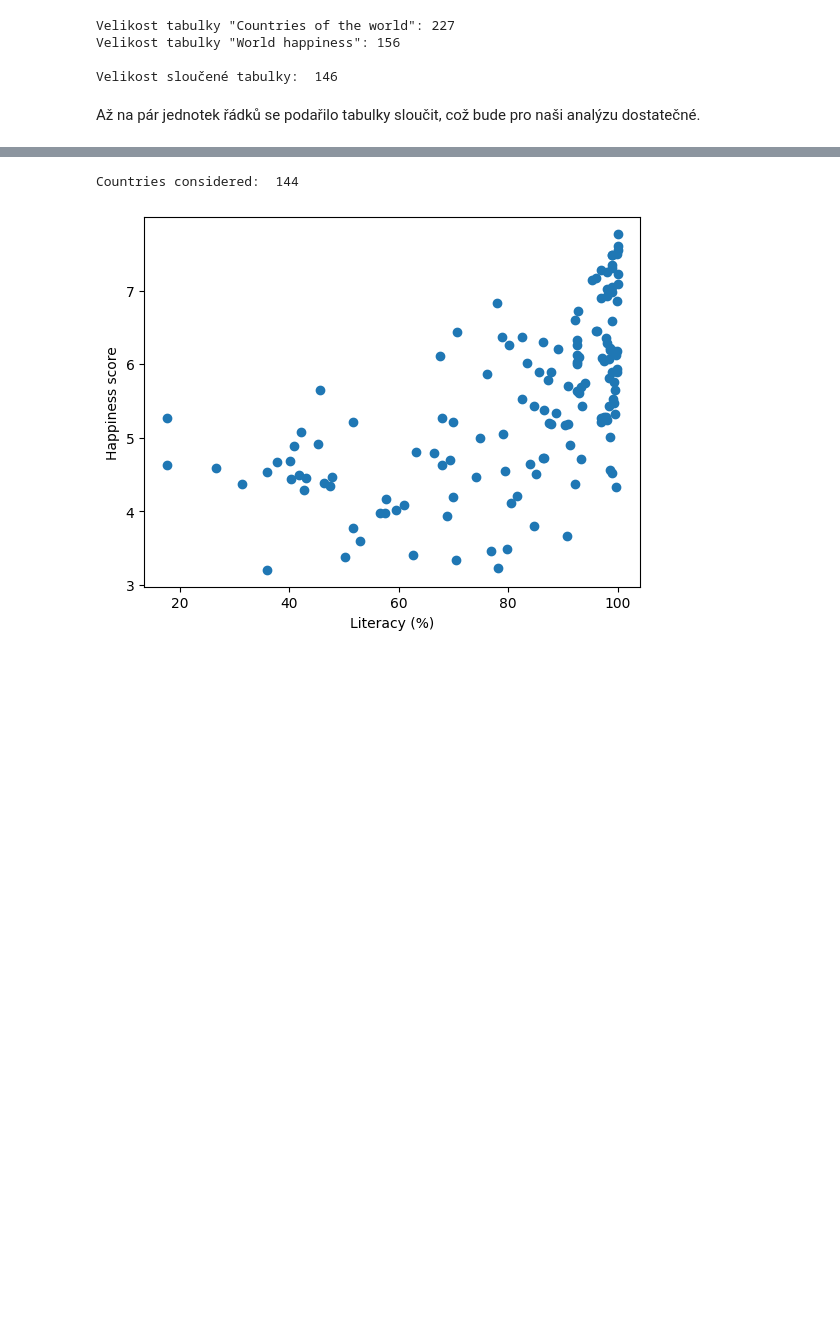
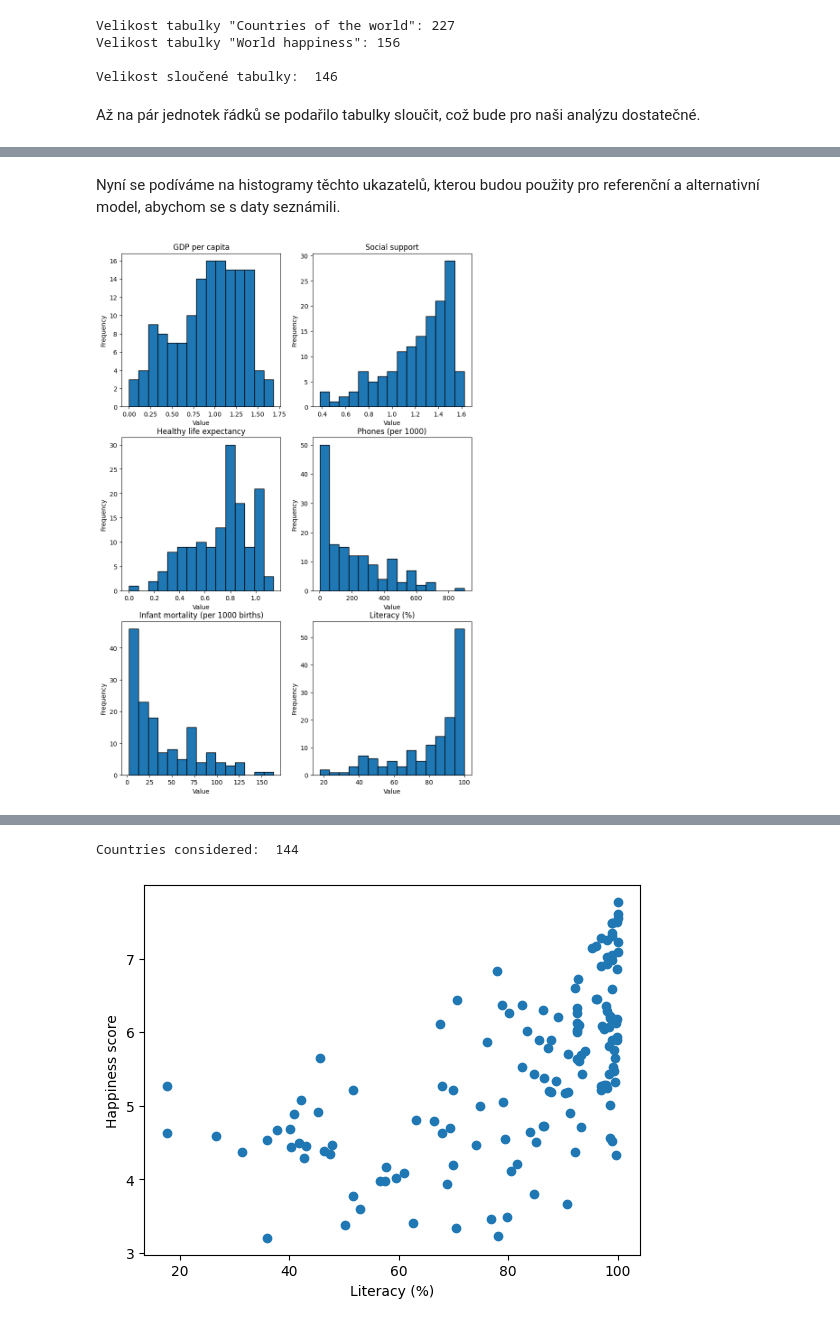
Before and after one commit to PatrikTrefil/NDBI048-data-science-project, a Jupyter notebook: main.ipynb, the cells around one changed output, grey strips where cells are left out. Saved outputs shown, nothing was run; the diff lists cells and outputs as text; code cells hidden in the pictures; blank space fills up the shorter version.

```diff
--- a/main.ipynb
+++ b/main.ipynb
@@ -119,0 +122,25 @@ První se podíváme na vztah mezi skórem štěstí a gramotností populace.
+# %%
+from scipy.stats import pearsonr
+
+# Column to compare with all others
+target_column = 'Score'
+
+numeric_columns = merged.select_dtypes(include=['number']).columns
+
+# Calculate correlations
+correlations = {}
+for column in numeric_columns:
+    if column != target_column:
+        valid_data = merged[[target_column, column]].dropna()
+        corr, _ = pearsonr(valid_data[target_column], valid_data[column])
+        correlations[column] = corr
+
+# Display results as a DataFrame
+corr_col_name = 'Correlation with ' + target_column
+correlations_df = pd.DataFrame.from_dict(correlations, orient='index', columns=[corr_col_name])
+abs_corr_col_name = 'Absolute Correlation'
+correlations_df[abs_corr_col_name] = correlations_df.iloc[:, 0].abs()
+correlations_df = correlations_df.sort_values(by=abs_corr_col_name, ascending=False).drop(columns=[abs_corr_col_name])
+
+top_n = 5
+print(correlations_df.head(top_n))
@@ -119,0 +156,3 @@ První se podíváme na vztah mezi skórem štěstí a gramotností populace.
+# %%
+top_columns = correlations_df.drop(['Overall rank', 'GDP ($ per capita)']).head(top_n)
+top_columns
@@ -119,0 +189,19 @@ První se podíváme na vztah mezi skórem štěstí a gramotností populace.
+# %% [markdown]
+Nyní se podíváme na histogramy těchto ukazatelů, kterou budou použity pro referenční a alternativní model, abychom se s daty seznámili.
+# %%
+%matplotlib inline
+import matplotlib.pyplot as plt
+
+# Plotting the histogram
+fig, axs = plt.subplots(3, 2, figsize=(10, 15))
+
+for i, column_name in enumerate(top_columns.index.tolist() + ["Literacy (%)"]):
+    row = i // 2  # Determine the row index
+    col = i % 2   # Determine the column index
+    axs[row, col].hist(merged[column_name], bins=15, edgecolor='black')
+    axs[row, col].set(xlabel="Value", ylabel="Frequency")
+    axs[row, col].set_title(column_name)
+
+plt.show()
+# %% [output]
+[figure, added]
```
Also changed, not shown: parts of 10 cells of this notebook.
